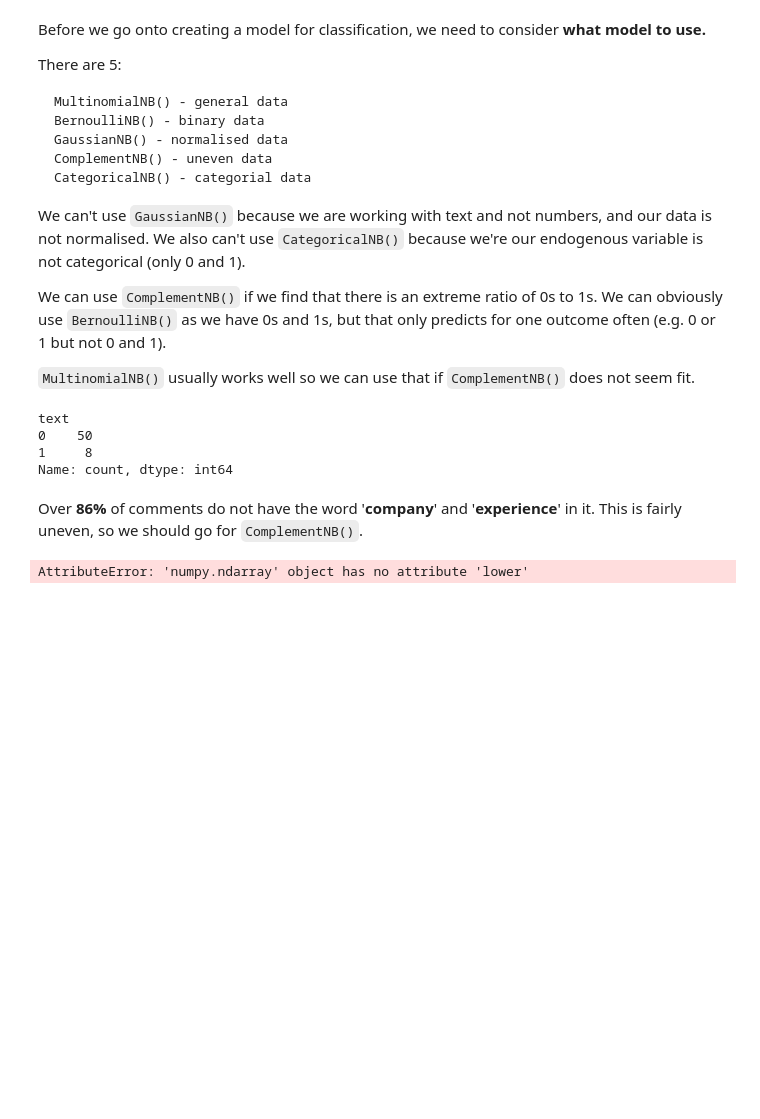
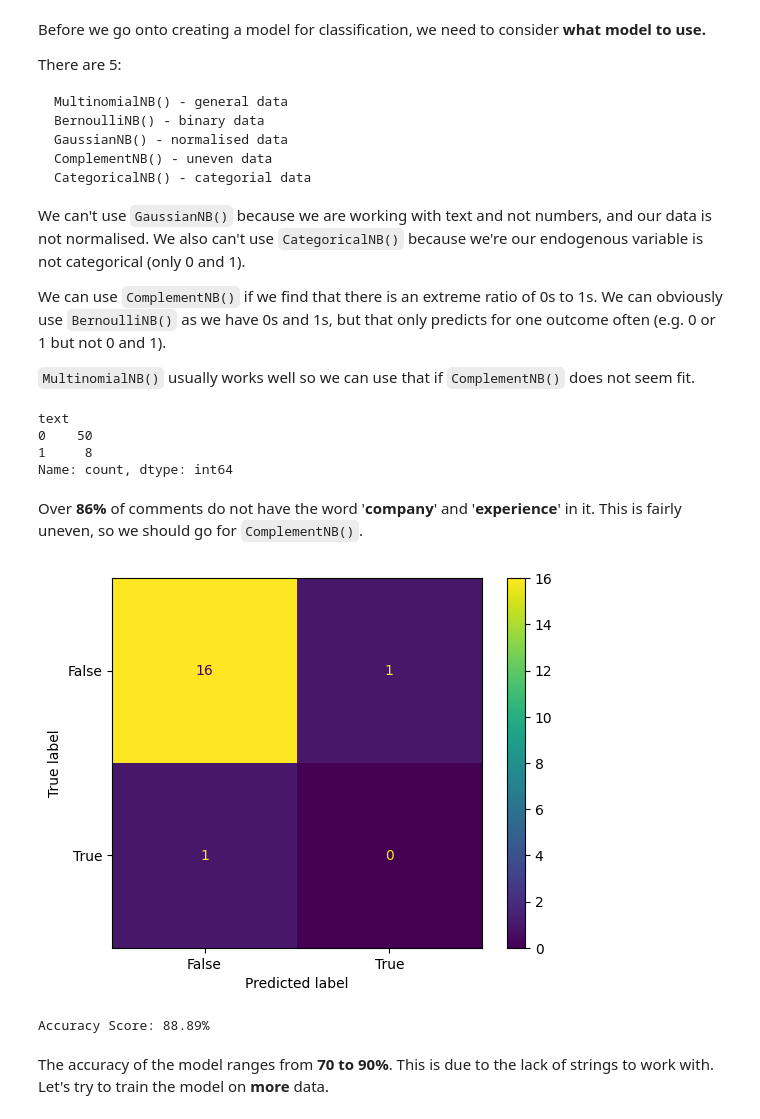
Before and after one commit to biggiefats/HackerNewsAnalysis, a Jupyter notebook: HackerNews.ipynb, the cells around one changed output. Cells and saved outputs as stored; diff of their text form; code cells hidden in the pictures; blank space fills up the shorter version.

Commit message:
part 7 done - fixed the error in part 7

```diff
--- a/HackerNews.ipynb
+++ b/HackerNews.ipynb
@@ -1377,16 +1358,25 @@ Over **86%** of comments do not have the word '**company**' and '**experience**'
 # %%
 # prediction and preprocessing
 X_train, X_test, y_train, y_test = train_test_split(X, y, train_size=0.7, shuffle=True)
 vectorizer = CountVectorizer()
-X_train = vectorizer.fit_transform(X_train)
-X_test = vectorizer.transform(X_test)
+X_train = vectorizer.fit_transform(X_train.ravel())
+X_test = vectorizer.transform(X_test.ravel())
+
+# training
 model = ComplementNB()
 model.fit(X_train, y_train)
 y_pred = model.predict(X_test)
 
+# visaulise
 CM = confusion_matrix(y_true=y_test, y_pred=y_pred)
 display = ConfusionMatrixDisplay(CM, display_labels=['False', 'True'])
 display.plot()
 plt.show()
+
+# score
+print(f"\nAccuracy Score: {accuracy_score(y_test, y_pred) * 100:.2f}%")
 # %% [output]
+[figure, added]
-AttributeError: 'numpy.ndarray' object has no attribute 'lower'
+Accuracy Score: 88.89%
+# %% [markdown]
+The accuracy of the model ranges from **70 to 90%**. This is due to the lack of strings to work with. Let's try to train the model on **more** data.
```
Also changed, not shown: parts of 4 cells of this notebook.
